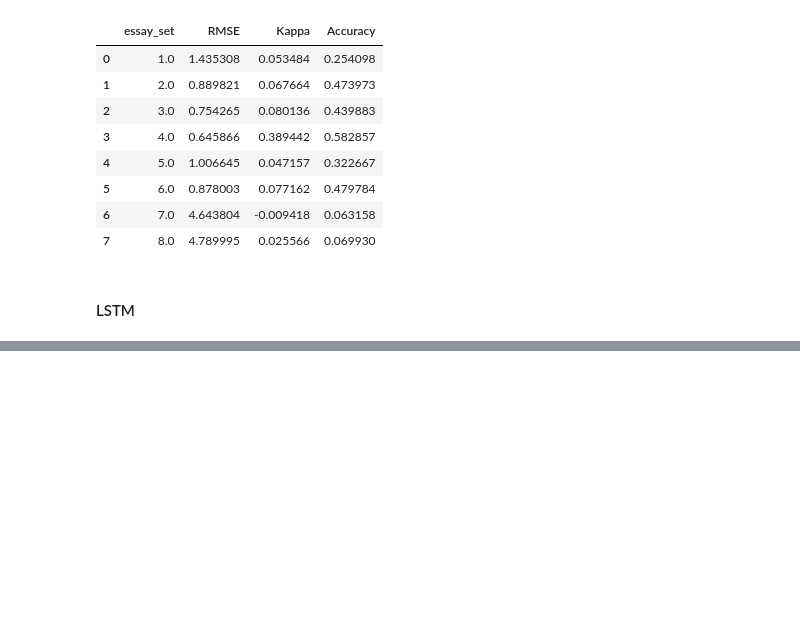
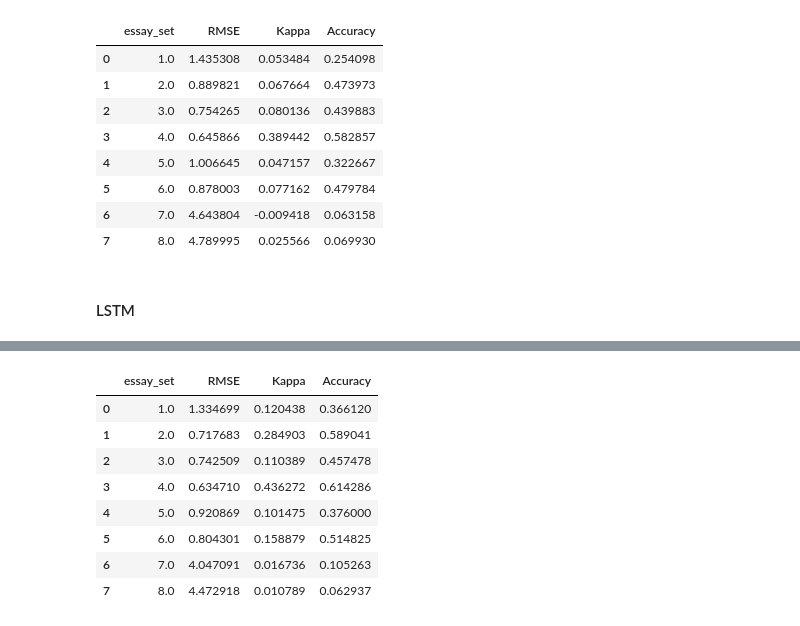
Before and after one commit to pkurapati/W266-NLP-Project, a Jupyter notebook: Pavan/AEG_Sentence_Classification_CPU.ipynb, the cells around one changed output, grey strips where cells are left out. Drawn from its saved outputs; the diff is of its cells as text; code cells hidden in the pictures; blank space fills up the shorter version.

Commit message:
Sentence Classification latest version

```diff
--- a/Pavan/AEG_Sentence_Classification_CPU.ipynb
+++ b/Pavan/AEG_Sentence_Classification_CPU.ipynb
@@ -330,3 +286,0 @@ train_transform.shape
-# %%
-max_len_class = train_data.shape[1]
-max_words_class = vocabulary_size
@@ -423,3 +370,5 @@ estimator = KerasRegressor(build_fn=CNN_glove_1, epochs=20, batch_size=500)
+# %%
+estimator = KerasRegressor(build_fn=CNN_lstm, epochs=20, batch_size=500)
 # %%
 estimator.fit(train_data, y_train)
 prediction_cnn_glove=estimator.predict(test_data)
@@ -646,7 +595,7 @@ def essay_set_metrics(df):
         original_score = df_s.Orig_Score.values.astype(int)
         predicted_score = df_s.Mean_Score.values.astype(int)
         rmse = RMSE(original_score,predicted_score)
-        kappa = CohenKappa(original_score,predicted_score)
+        kappa = cohen_kappa_score(original_score,predicted_score)
         accuracy = accuracy_score(original_score,predicted_score)
         set_df = set_df.append({'essay_set':e_s,'RMSE':rmse,'Kappa':kappa,'Accuracy':accuracy},
                               ignore_index=True)
@@ -682,9 +631,3 @@ pe: 0.04552789867475182
 | 7 | 8.0 | 4.789995 | 0.025566 | 0.069930 |
 # %% [markdown]
 #### LSTM
-# %%
-estimator_lstm = KerasRegressor(build_fn=stack_lstm, epochs=20, batch_size=50)
-estimator_lstm.fit(train_data, train_y_sentence)
-prediction_lstm=estimator_lstm.predict(test_data)
-rmse_val_lstm = RMSE(test_y_sentence,prediction_lstm)
-print("RMSE: ",rmse_val_lstm)
@@ -726,0 +685,57 @@ Cohen Kappa LSTM:  0.14598100325900654
+# %%
+# We will combine the sentences back to essay in this section
+
+result_df = pd.DataFrame([x_test_sentence_df.essay_id.values,x_test_sentence_df.essay_set.values,
+                         x_test_sentence_df.sentence.values,lstm_df.Orig_Score.values,
+                          lstm_df.Denorm_Pred_Score.values]).transpose()
+result_df.columns = ['essay_id','essay_set','sentence','orig_score','pred_score']
+lstm_test_df = find_max_min_mean_score(result_df)
+
+#Convert the dataframe parameters into integers as they are returned as floats
+lstm_test_df.essay_id = lstm_test_df.essay_id.astype(int)
+lstm_test_df.essay_set = lstm_test_df.essay_set.astype(int)
+lstm_test_df.Orig_Score = lstm_test_df.Orig_Score.astype(int)
+lstm_test_df.Max_Score = lstm_test_df.Max_Score.astype(int)
+lstm_test_df.Min_Score = lstm_test_df.Min_Score.astype(int)
+lstm_test_df.Mean_Score = lstm_test_df.Mean_Score.astype(int)
+
+# Extract the scores
+orig_score = lstm_test_df.Orig_Score.values
+max_pred_score = lstm_test_df.Max_Score.values
+min_pred_score = lstm_test_df.Min_Score.values
+mean_pred_score = lstm_test_df.Mean_Score.values
+
+# Compare the metrics if Max score of all sentences are taken
+rmse_max_lstm = RMSE(orig_score,max_pred_score)
+cohen_kappa_max_lstm = cohen_kappa_score(orig_score,max_pred_score)
+accuracy_max_lstm = accuracy_score(orig_score,max_pred_score)
+
+# Compare the metrics if Min score of all sentences are taken
+rmse_min_lstm = RMSE(orig_score,min_pred_score)
+cohen_kappa_min_lstm = cohen_kappa_score(orig_score,min_pred_score)
+accuracy_min_lstm = accuracy_score(orig_score,min_pred_score)
+
+# Compare the metrics if Mean score of all sentences are taken
+rmse_mean_lstm = RMSE(orig_score,mean_pred_score)
+cohen_kappa_mean_lstm = cohen_kappa_score(orig_score,mean_pred_score)
+accuracy_mean_lstm = accuracy_score(orig_score,mean_pred_score)
+
+print("### Stacked LSTM Results : MAX Score of all Sentences ###")
+print("RMSE: ",rmse_max_lstm)
+print("Cohen Kappa: ",cohen_kappa_max_lstm)
+print("Accuracy: ",accuracy_max_lstm)
+
+print("### Stacked LSTM Results : Min Score of all Sentences ###")
+print("RMSE: ",rmse_min_lstm)
+print("Cohen Kappa: ",cohen_kappa_min_lstm)
+print("Accuracy: ",accuracy_min_lstm)
+
+print("### Stacked LSTM Results : Mean Score of all Sentences ###")
+print("RMSE: ",rmse_mean_lstm)
+print("Cohen Kappa: ",cohen_kappa_mean_lstm)
+print("Accuracy: ",accuracy_mean_lstm)
+
+# Provide per-essay-set metrics based on mean score
+essay_set_results = essay_set_metrics(lstm_test_df)
+essay_set_results
+# %% [output]
@@ -726,0 +754,9 @@ Cohen Kappa LSTM:  0.14598100325900654
+|  | essay_set | RMSE | Kappa | Accuracy |
+| 0 | 1.0 | 1.334699 | 0.120438 | 0.366120 |
+| 1 | 2.0 | 0.717683 | 0.284903 | 0.589041 |
+| 2 | 3.0 | 0.742509 | 0.110389 | 0.457478 |
+| 3 | 4.0 | 0.634710 | 0.436272 | 0.614286 |
+| 4 | 5.0 | 0.920869 | 0.101475 | 0.376000 |
+| 5 | 6.0 | 0.804301 | 0.158879 | 0.514825 |
+| 6 | 7.0 | 4.047091 | 0.016736 | 0.105263 |
+| 7 | 8.0 | 4.472918 | 0.010789 | 0.062937 |
```
Also changed, not shown: parts of 22 cells of this notebook.
